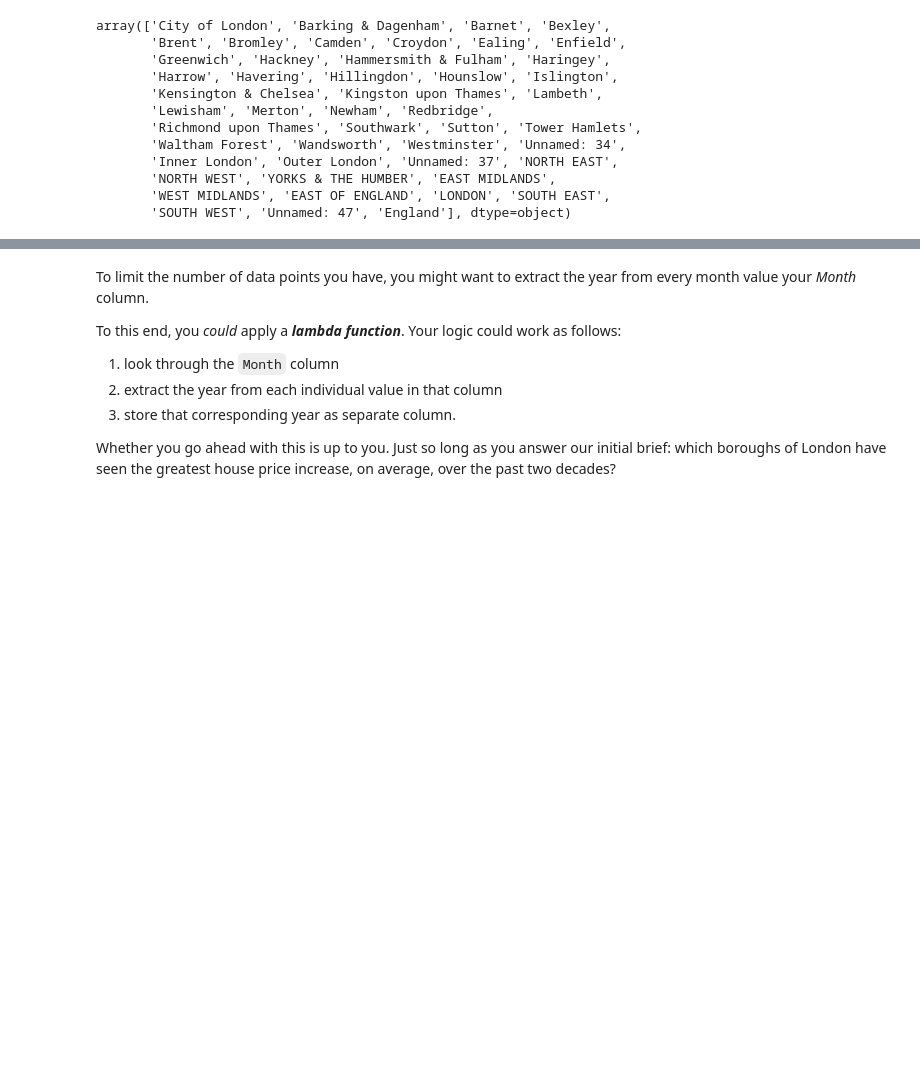
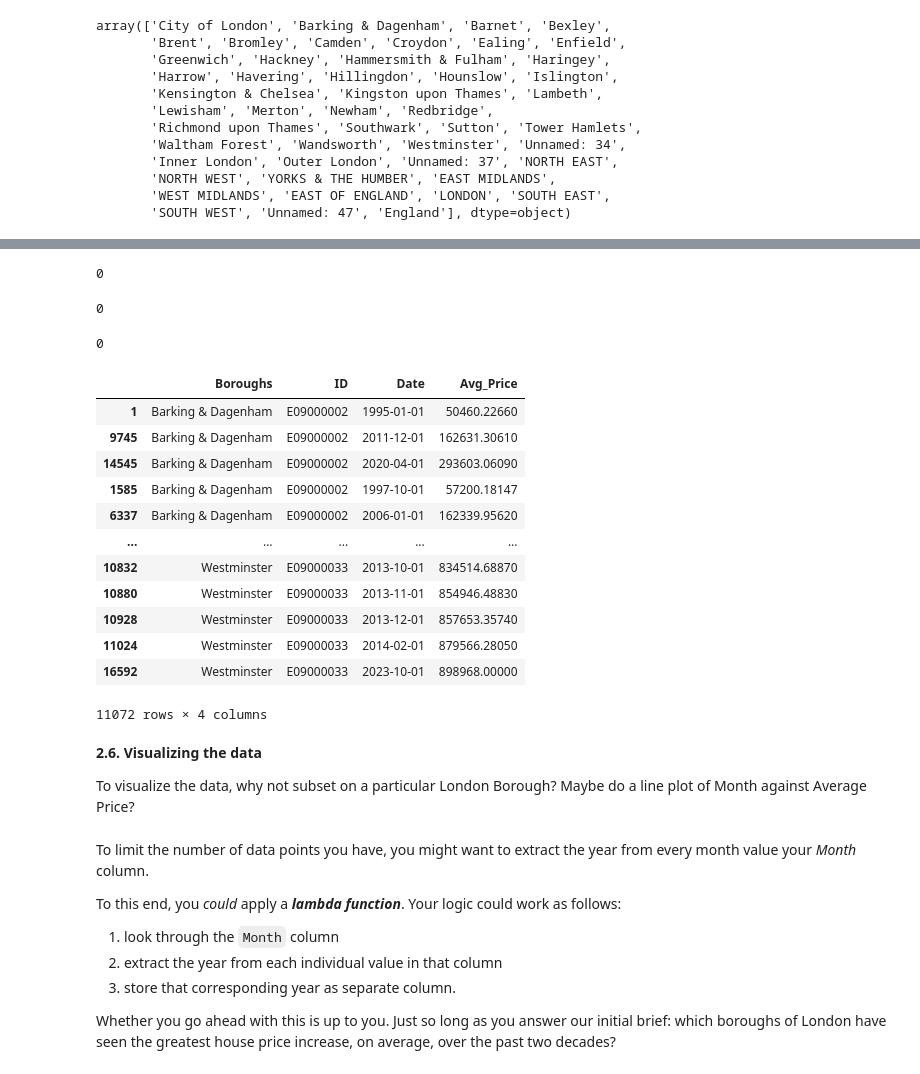
Before and after one commit to gabbycjames/BootcampPortfolio, a Jupyter notebook: London Housing Case Study - Tier 3.ipynb, the cells around one changed output, grey strips where cells are left out. Saved outputs shown, nothing was run; the diff lists cells and outputs as text; code cells hidden in the pictures; blank space fills up the shorter version.

```diff
--- a/London Housing Case Study - Tier 3.ipynb
+++ b/London Housing Case Study - Tier 3.ipynb
@@ -192,6 +192,6 @@ Avg Price            object
 dtype: object
 # %%
-convert = {'Boroughs':str, 'ID':str, 'Avg Price':float}
+convert = {'Boroughs':str, 'ID':str, 'Avg_Price':float}
 # %%
 properties = properties.astype(convert)
 # %%
@@ -292,3 +309,35 @@ Name: count, dtype: int64
+# %%
+properties.ID.isna().sum()
+# %% [output]
+0
+# %%
+properties.Date.isna().sum()
+# %% [output]
+0
+# %%
+properties.Avg_Price.isna().sum()
+# %% [output]
+0
+# %%
+properties.sort_values('Boroughs')
+# %% [output]
+|  | Boroughs | ID | Date | Avg_Price |
+| 1 | Barking & Dagenham | E09000002 | 1995-01-01 | 50460.22660 |
+| 9745 | Barking & Dagenham | E09000002 | 2011-12-01 | 162631.30610 |
+| 14545 | Barking & Dagenham | E09000002 | 2020-04-01 | 293603.06090 |
+| 1585 | Barking & Dagenham | E09000002 | 1997-10-01 | 57200.18147 |
+| 6337 | Barking & Dagenham | E09000002 | 2006-01-01 | 162339.95620 |
+| ... | ... | ... | ... | ... |
+| 10832 | Westminster | E09000033 | 2013-10-01 | 834514.68870 |
+| 10880 | Westminster | E09000033 | 2013-11-01 | 854946.48830 |
+| 10928 | Westminster | E09000033 | 2013-12-01 | 857653.35740 |
+| 11024 | Westminster | E09000033 | 2014-02-01 | 879566.28050 |
+| 16592 | Westminster | E09000033 | 2023-10-01 | 898968.00000 |
+11072 rows × 4 columns
+# %% [markdown]
+**2.6. Visualizing the data**
+
+To visualize the data, why not subset on a particular London Borough? Maybe do a line plot of Month against Average Price?
 # %% [markdown]
 To limit the number of data points you have, you might want to extract the year from every month value your *Month* column.
 
```
Also changed, not shown: parts of 18 cells of this notebook.
